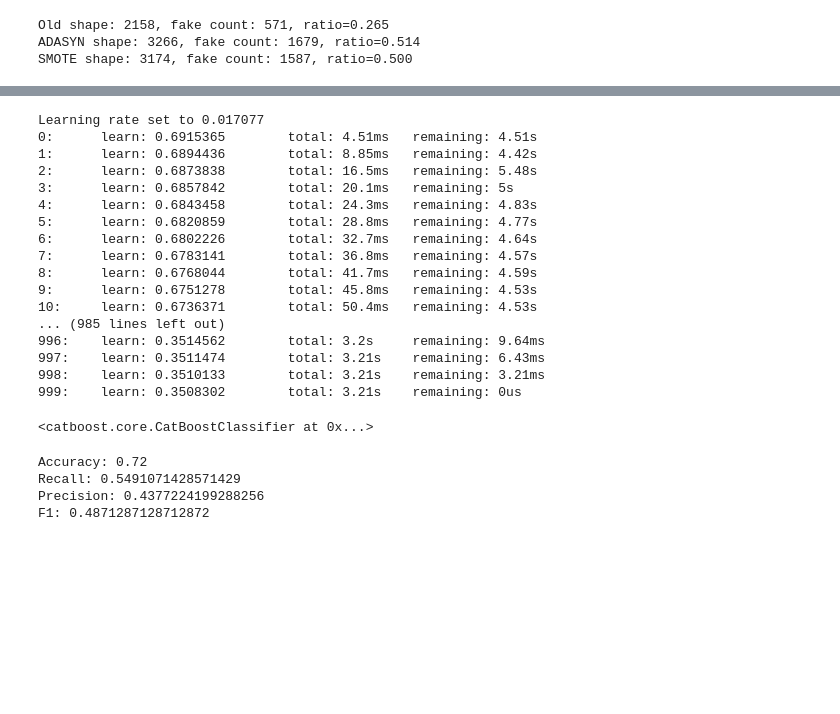
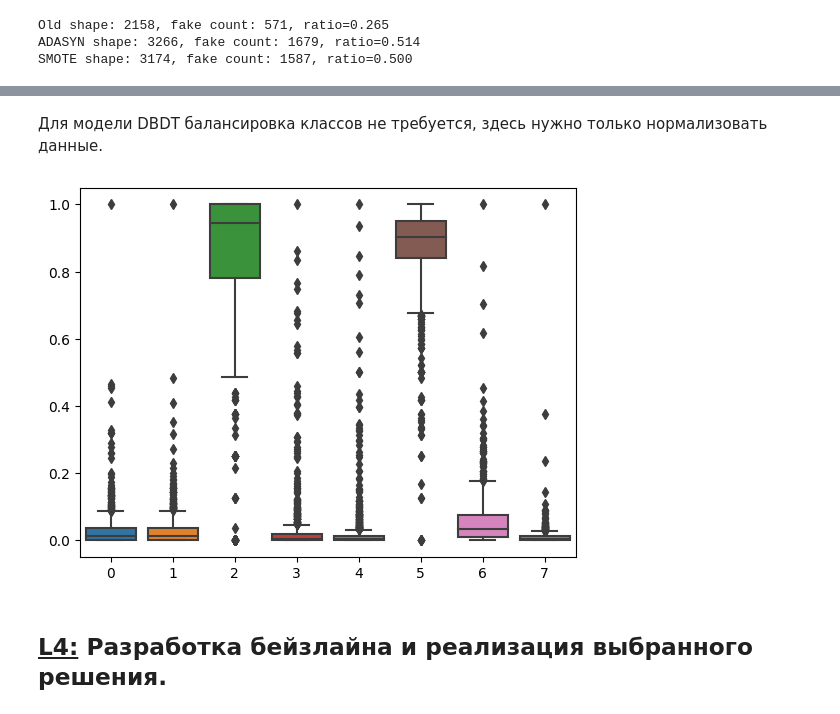
Before and after one commit to wyluilipe/wb_fakerecalls, a Jupyter notebook: mltask.ipynb, the cells around one changed output, grey strips where cells are left out. Saved outputs shown, nothing was run; the diff lists cells and outputs as text; code cells hidden in the pictures; blank space fills up the shorter version.

```diff
--- a/mltask.ipynb
+++ b/mltask.ipynb
@@ -366,2 +305,0 @@ NameError: name 'X_valid' is not defined
-# %%
-df['predict'] = bst.predict(xgb.DMatrix(df[features[:-1]])).round().astype(int)
@@ -454,21 +305,0 @@ model = CatBoostClassifier()
-# %%
-model.fit(X_train_balanced, y_train_balanced)
-# %% [output]
-Learning rate set to 0.017077
-0:      learn: 0.6915365        total: 4.51ms   remaining: 4.51s
-1:      learn: 0.6894436        total: 8.85ms   remaining: 4.42s
-2:      learn: 0.6873838        total: 16.5ms   remaining: 5.48s
-3:      learn: 0.6857842        total: 20.1ms   remaining: 5s
-4:      learn: 0.6843458        total: 24.3ms   remaining: 4.83s
-5:      learn: 0.6820859        total: 28.8ms   remaining: 4.77s
-6:      learn: 0.6802226        total: 32.7ms   remaining: 4.64s
-7:      learn: 0.6783141        total: 36.8ms   remaining: 4.57s
-8:      learn: 0.6768044        total: 41.7ms   remaining: 4.59s
-9:      learn: 0.6751278        total: 45.8ms   remaining: 4.53s
-10:     learn: 0.6736371        total: 50.4ms   remaining: 4.53s
-... (985 lines left out)
-996:    learn: 0.3514562        total: 3.2s     remaining: 9.64ms
-997:    learn: 0.3511474        total: 3.21s    remaining: 6.43ms
-998:    learn: 0.3510133        total: 3.21s    remaining: 3.21ms
-999:    learn: 0.3508302        total: 3.21s    remaining: 0us
-<catboost.core.CatBoostClassifier at 0x...>
@@ -477,10 +306,26 @@ pred = model.predict(X_test)
-# %%
-print("Accuracy:", accuracy_score(y_test, pred.round()))
-print("Recall:", recall_score(y_test, pred.round()))
-print("Precision:", precision_score(y_test, pred.round()))
-print("F1:", f1_score(y_test, pred.round()))
-# %% [output]
-Accuracy: 0.72
-Recall: 0.5491071428571429
-Precision: 0.4377224199288256
-F1: 0.4871287128712872
+# %% [markdown]
+Для модели DBDT балансировка классов не требуется, здесь нужно только нормализовать данные.
+# %%
+X, y = df[features[:-1]], df['label']
+x_train, x_test, y_train, y_test = train_test_split(X, y, train_size=0.7, random_state=42)
+
+x_train = (x_train - x_train.min()) / (x_train.max() - x_train.min())
+x_test = (x_test - x_test.min()) / (x_test.max() - x_test.min())
+
+x_train = np.array(x_train)
+x_test = np.array(x_test)
+
+y_train = np.array(y_train).astype(np.float32)
+y_test = np.array(y_test).astype(np.float32)
+
+y_train = y_train.reshape(-1)
+y_test = y_test.reshape(-1)
+
+y_train = y_train * 2 - 1
+y_test = y_test * 2 - 1
+# %%
+sns.boxplot(x_test);
+# %% [output]
+[figure, added]
+# %% [markdown]
+## <u>L4:</u> Разработка бейзлайна и реализация выбранного решения.
```
Also changed, not shown: parts of 25 cells of this notebook.
